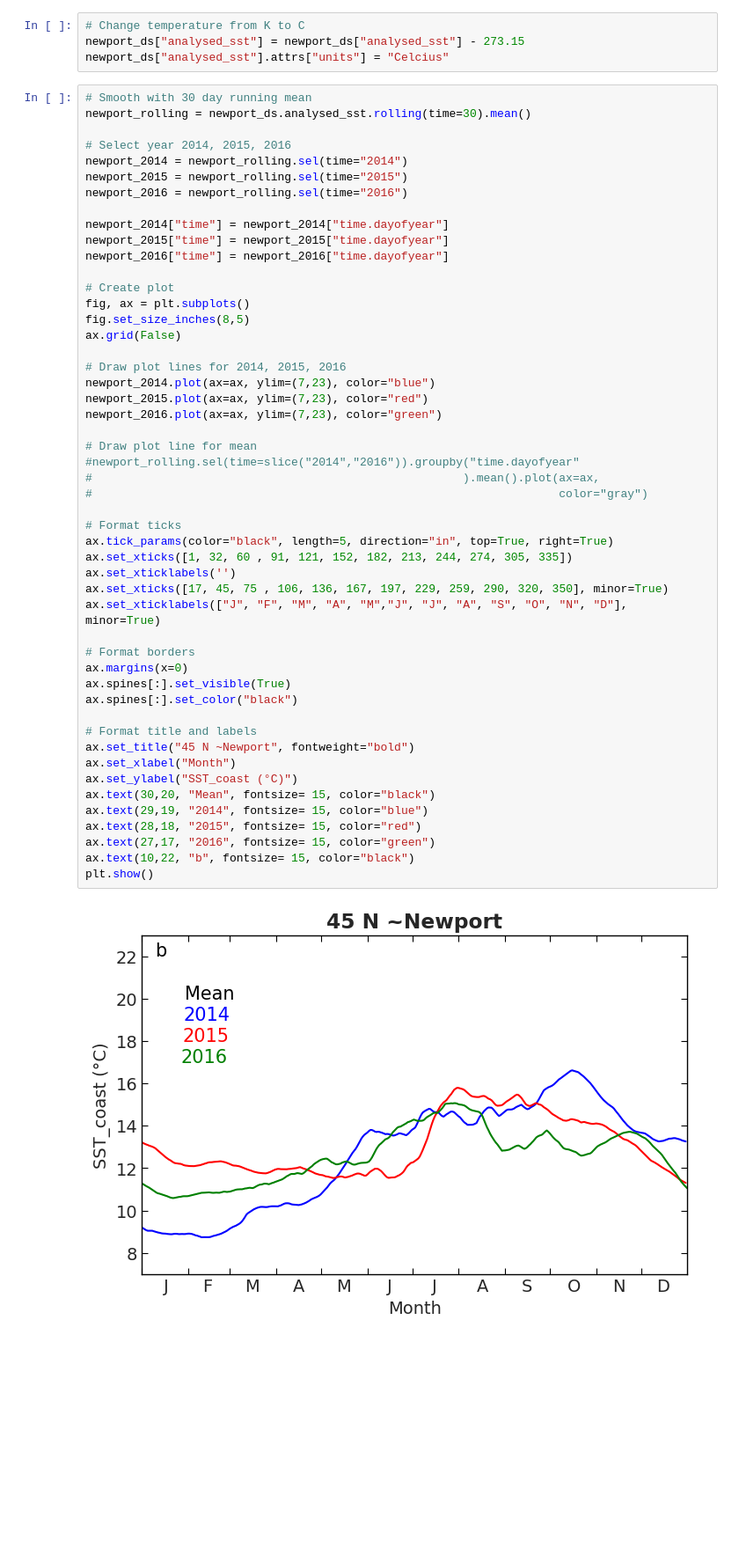
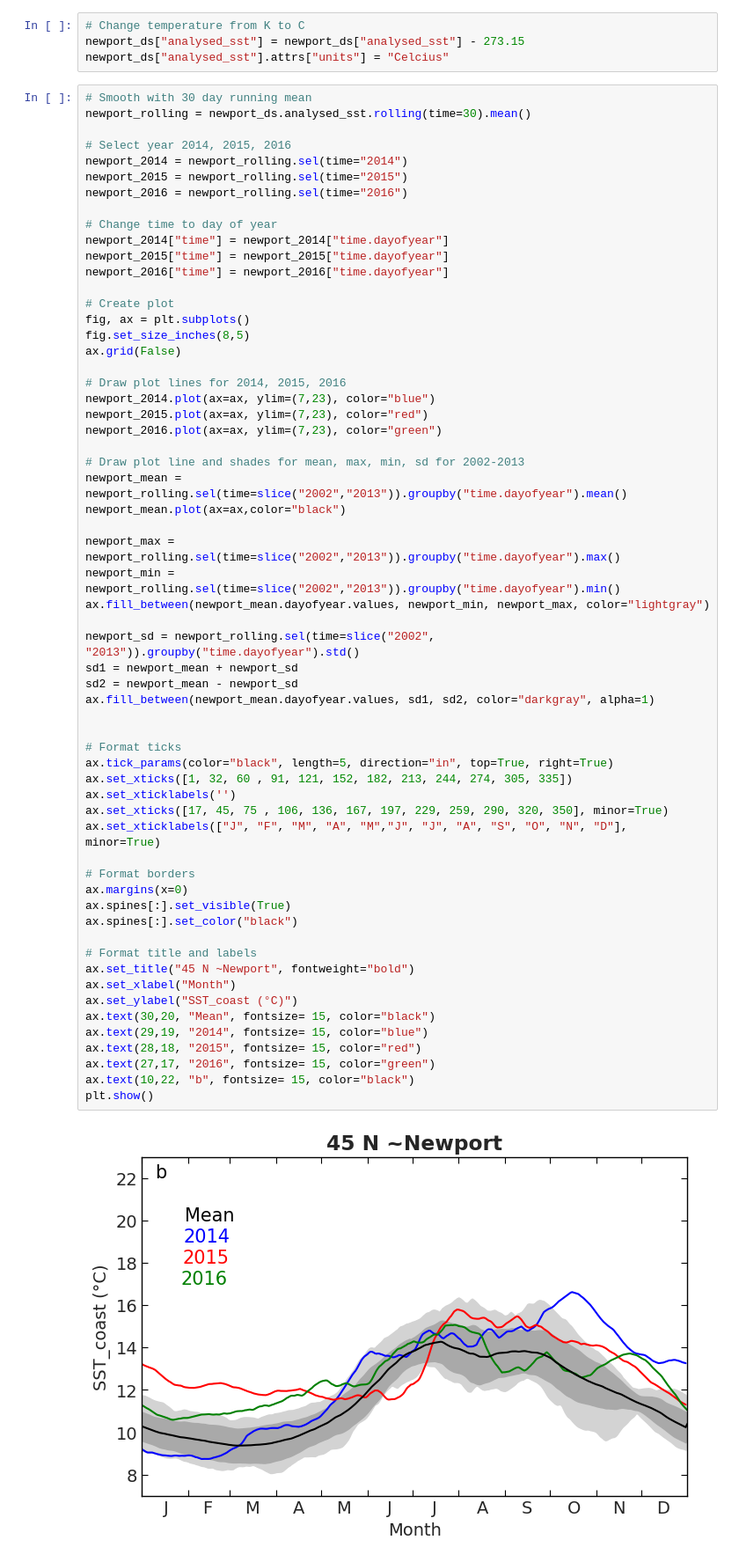
Before and after one commit to UCB-stat-159-s23/hw03-Group12, a Jupyter notebook: hw03-climate.ipynb, the cells around one changed output. Shown at 88% size. Saved outputs shown, nothing was run; the diff lists cells and outputs as text; blank space fills up the shorter version.

Commit message:
Added mean,sd, max, min

```diff
--- a/hw03-climate.ipynb
+++ b/hw03-climate.ipynb
@@ -283,6 +283,7 @@ newport_2014 = newport_rolling.sel(time="2014")
 newport_2015 = newport_rolling.sel(time="2015")
 newport_2016 = newport_rolling.sel(time="2016")
 
+# Change time to day of year
 newport_2014["time"] = newport_2014["time.dayofyear"]
 newport_2015["time"] = newport_2015["time.dayofyear"]
 newport_2016["time"] = newport_2016["time.dayofyear"]
@@ -294,35 +295,44 @@ ax.grid(False)
 
 # Draw plot lines for 2014, 2015, 2016
 newport_2014.plot(ax=ax, ylim=(7,23), color="blue")
 newport_2015.plot(ax=ax, ylim=(7,23), color="red")
 newport_2016.plot(ax=ax, ylim=(7,23), color="green")
 
-# Draw plot line for mean
-#newport_rolling.sel(time=slice("2014","2016")).groupby("time.dayofyear"
-#                                                      ).mean().plot(ax=ax,
-#                                                                    color="gray")
+# Draw plot line and shades for mean, max, min, sd for 2002-2013
+newport_mean = newport_rolling.sel(time=slice("2002","2013")).groupby("time.dayofyear").mean()
+newport_mean.plot(ax=ax,color="black")
+
+newport_max = newport_rolling.sel(time=slice("2002","2013")).groupby("time.dayofyear").max()
+newport_min = newport_rolling.sel(time=slice("2002","2013")).groupby("time.dayofyear").min()
+ax.fill_between(newport_mean.dayofyear.values, newport_min, newport_max, color="lightgray")
+
+newport_sd = newport_rolling.sel(time=slice("2002", "2013")).groupby("time.dayofyear").std()
+sd1 = newport_mean + newport_sd
+sd2 = newport_mean - newport_sd
+ax.fill_between(newport_mean.dayofyear.values, sd1, sd2, color="darkgray", alpha=1)
+
 
 # Format ticks
 ax.tick_params(color="black", length=5, direction="in", top=True, right=True)
 ax.set_xticks([1, 32, 60 , 91, 121, 152, 182, 213, 244, 274, 305, 335])
 ax.set_xticklabels('')
 ax.set_xticks([17, 45, 75 , 106, 136, 167, 197, 229, 259, 290, 320, 350], minor=True)
 ax.set_xticklabels(["J", "F", "M", "A", "M","J", "J", "A", "S", "O", "N", "D"], minor=True)
 
 # Format borders
 ax.margins(x=0)
 ax.spines[:].set_visible(True)
 ax.spines[:].set_color("black")
 
 # Format title and labels
 ax.set_title("45 N ~Newport", fontweight="bold")
 ax.set_xlabel("Month")
 ax.set_ylabel("SST_coast (°C)")
 ax.text(30,20, "Mean", fontsize= 15, color="black")
 ax.text(29,19, "2014", fontsize= 15, color="blue")
 ax.text(28,18, "2015", fontsize= 15, color="red")
 ax.text(27,17, "2016", fontsize= 15, color="green")
 ax.text(10,22, "b", fontsize= 15, color="black")
 plt.show()
 # %% [output]
-[figure, old version]
+[figure, new version]
```
Also changed, not shown: parts of 2 cells of this notebook.
